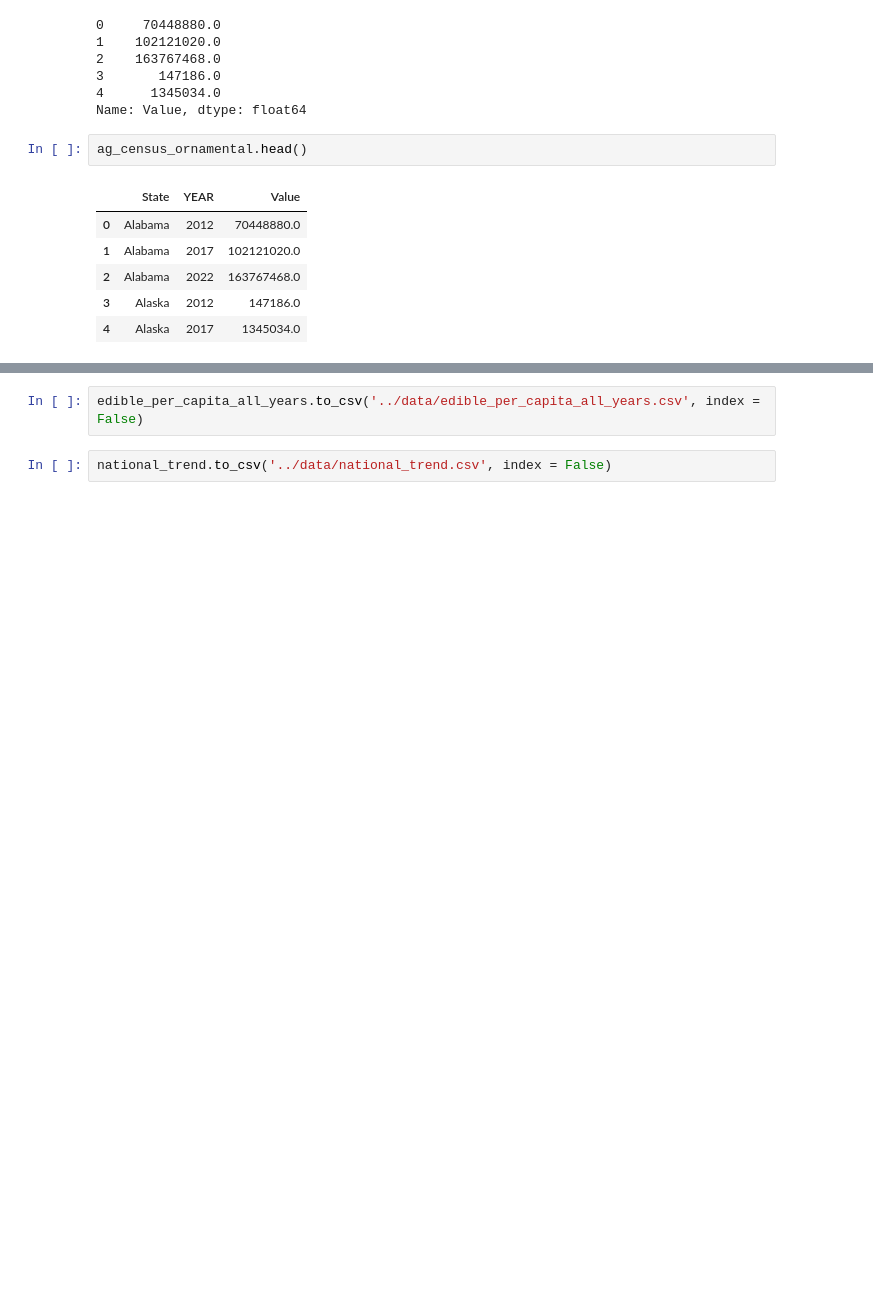
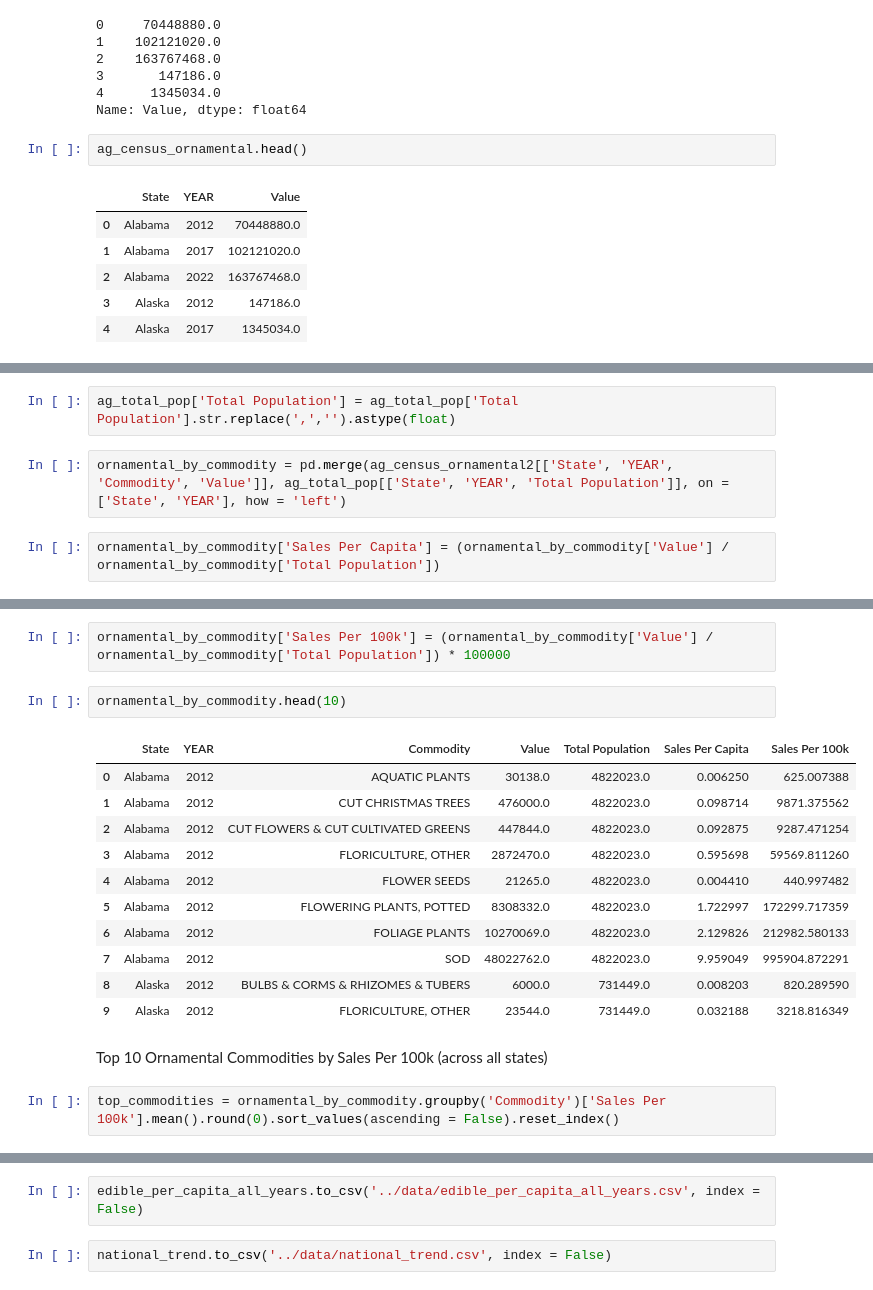
Before and after one commit to KinishaF/edible_vs_ornamental, a Jupyter notebook: Scripts/comparison_edible_ornamental.ipynb, the cells around one changed output, grey strips where cells are left out. Drawn from its saved outputs; the diff is of its cells as text; blank space fills up the shorter version.

```diff
--- a/Scripts/comparison_edible_ornamental.ipynb
+++ b/Scripts/comparison_edible_ornamental.ipynb
@@ -1129,0 +1283,6 @@ ag_census_ornamental.head()
+# %%
+ag_total_pop['Total Population'] = ag_total_pop['Total Population'].str.replace(',','').astype(float)
+# %%
+ornamental_by_commodity = pd.merge(ag_census_ornamental2[['State', 'YEAR', 'Commodity', 'Value']], ag_total_pop[['State', 'YEAR', 'Total Population']], on = ['State', 'YEAR'], how = 'left')
+# %%
+ornamental_by_commodity['Sales Per Capita'] = (ornamental_by_commodity['Value'] / ornamental_by_commodity['Total Population'])
@@ -1129,0 +1298,20 @@ ag_census_ornamental.head()
+# %%
+ornamental_by_commodity['Sales Per 100k'] = (ornamental_by_commodity['Value'] / ornamental_by_commodity['Total Population']) * 100000
+# %%
+ornamental_by_commodity.head(10)
+# %% [output]
+|  | State | YEAR | Commodity | Value | Total Population | Sales Per Capita | Sales Per 100k |
+| 0 | Alabama | 2012 | AQUATIC PLANTS | 30138.0 | 4822023.0 | 0.006250 | 625.007388 |
+| 1 | Alabama | 2012 | CUT CHRISTMAS TREES | 476000.0 | 4822023.0 | 0.098714 | 9871.375562 |
+| 2 | Alabama | 2012 | CUT FLOWERS & CUT CULTIVATED GREENS | 447844.0 | 4822023.0 | 0.092875 | 9287.471254 |
+| 3 | Alabama | 2012 | FLORICULTURE, OTHER | 2872470.0 | 4822023.0 | 0.595698 | 59569.811260 |
+| 4 | Alabama | 2012 | FLOWER SEEDS | 21265.0 | 4822023.0 | 0.004410 | 440.997482 |
+| 5 | Alabama | 2012 | FLOWERING PLANTS, POTTED | 8308332.0 | 4822023.0 | 1.722997 | 172299.717359 |
+| 6 | Alabama | 2012 | FOLIAGE PLANTS | 10270069.0 | 4822023.0 | 2.129826 | 212982.580133 |
+| 7 | Alabama | 2012 | SOD | 48022762.0 | 4822023.0 | 9.959049 | 995904.872291 |
+| 8 | Alaska | 2012 | BULBS & CORMS & RHIZOMES & TUBERS | 6000.0 | 731449.0 | 0.008203 | 820.289590 |
+| 9 | Alaska | 2012 | FLORICULTURE, OTHER | 23544.0 | 731449.0 | 0.032188 | 3218.816349 |
+# %% [markdown]
+Top 10 Ornamental Commodities by Sales Per 100k (across all states)
+# %%
+top_commodities = ornamental_by_commodity.groupby('Commodity')['Sales Per 100k'].mean().round(0).sort_values(ascending = False).reset_index()
```
Also changed, not shown: parts of 78 cells of this notebook.
